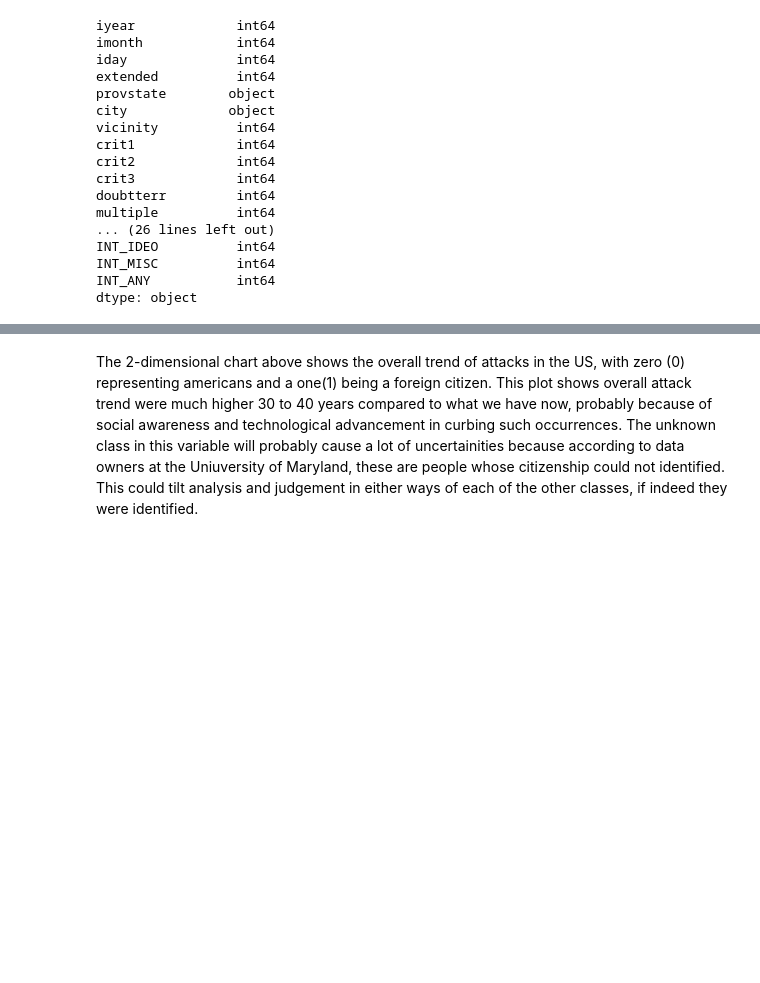
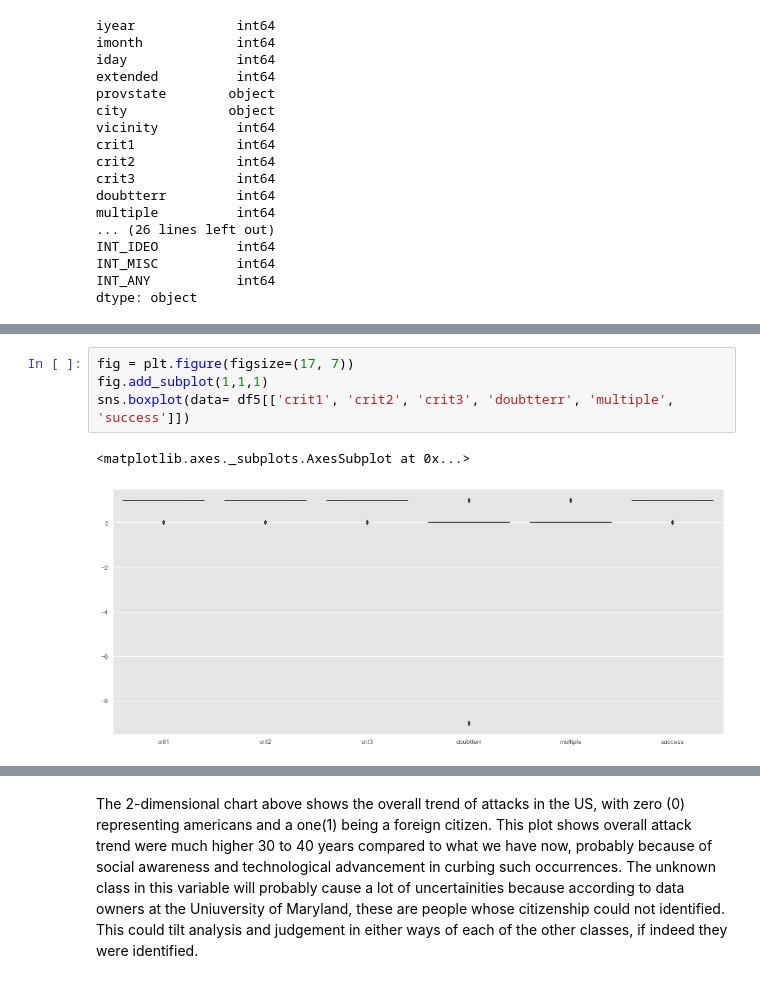
Before and after one commit to andyogah/data_science_capstone_project_1, a Jupyter notebook: data_science_capstone_project_1 (2).ipynb, the cells around one changed output, grey strips where cells are left out. Saved outputs shown, nothing was run; the diff lists cells and outputs as text; blank space fills up the shorter version.

```diff
--- a/data_science_capstone_project_1 (2).ipynb
+++ b/data_science_capstone_project_1 (2).ipynb
@@ -171,0 +208,7 @@ df6.head()
+# %%
+fig = plt.figure(figsize=(17, 7))
+fig.add_subplot(1,1,1)
+sns.boxplot(data= df5[['crit1', 'crit2', 'crit3', 'doubtterr', 'multiple', 'success']])
+# %% [output]
+<matplotlib.axes._subplots.AxesSubplot at 0x...>
+[figure, added]
```
Also changed, not shown: parts of 237 cells of this notebook.
